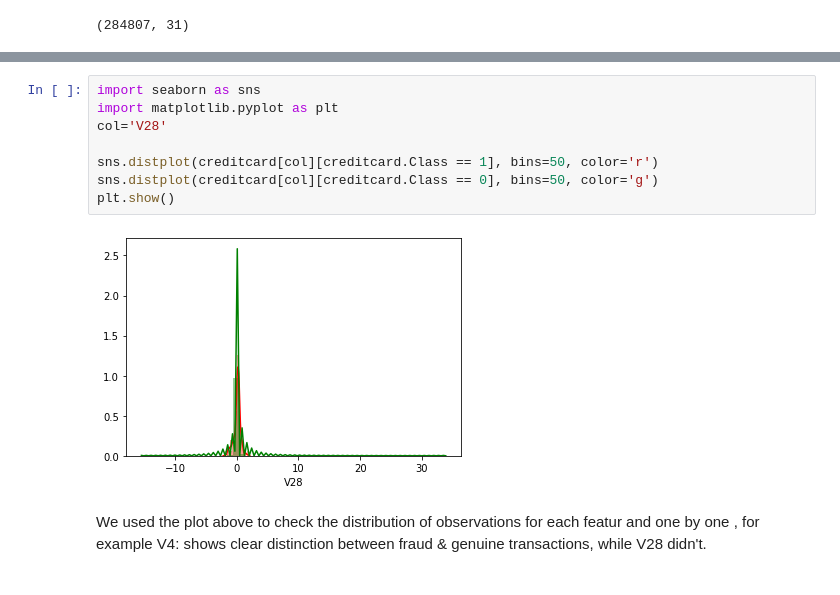
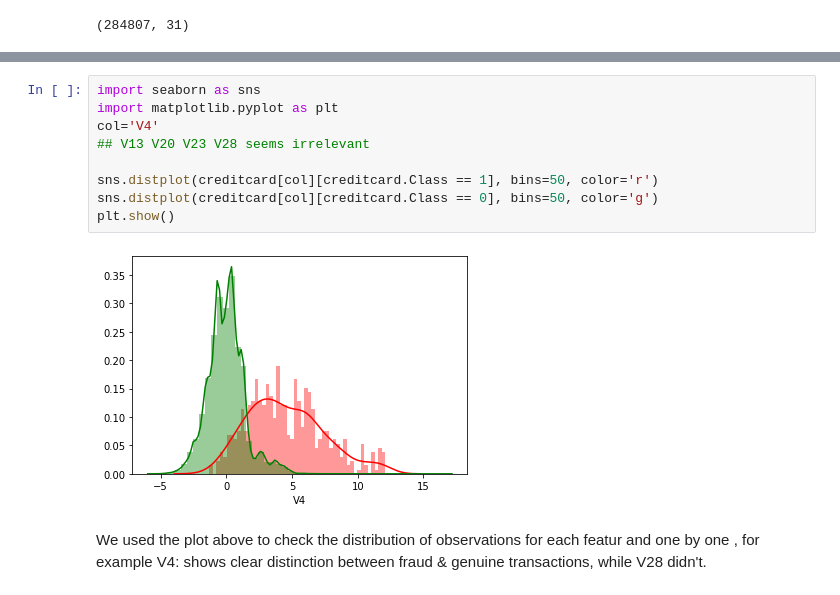
Before and after one commit to mohammad0alfares/Credit-Card-Fraud-Detection, a Jupyter notebook: CreditCardFraudDetection_DT.ipynb, the cells around one changed output, grey strips where cells are left out. Drawn from its saved outputs; the diff is of its cells as text.

```diff
--- a/CreditCardFraudDetection_DT.ipynb
+++ b/CreditCardFraudDetection_DT.ipynb
@@ -360,13 +360,14 @@ creditcard.head()
 # %%
 import seaborn as sns
 import matplotlib.pyplot as plt
-col='V28'
+col='V4'
+## V13 V20 V23 V28 seems irrelevant
 
 sns.distplot(creditcard[col][creditcard.Class == 1], bins=50, color='r')
 sns.distplot(creditcard[col][creditcard.Class == 0], bins=50, color='g')
 plt.show()
 # %% [output]
-[figure, old version]
+[figure, new version]
 # %% [markdown]
 We used the plot above to check the distribution of observations for each featur and one by one , for example V4: shows clear distinction between fraud & genuine transactions, while V28 didn't.
 # %%
```
Also changed, not shown: parts of 3 cells of this notebook.
